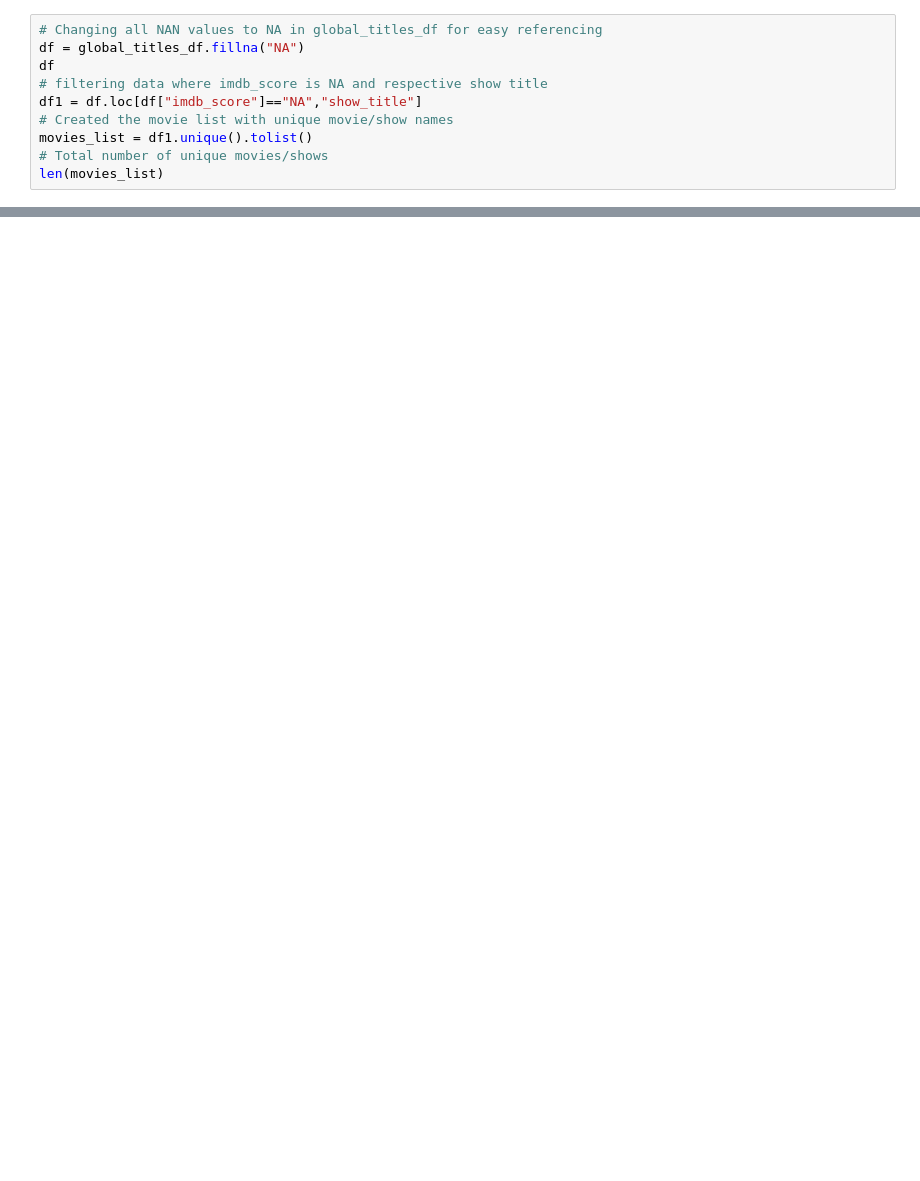
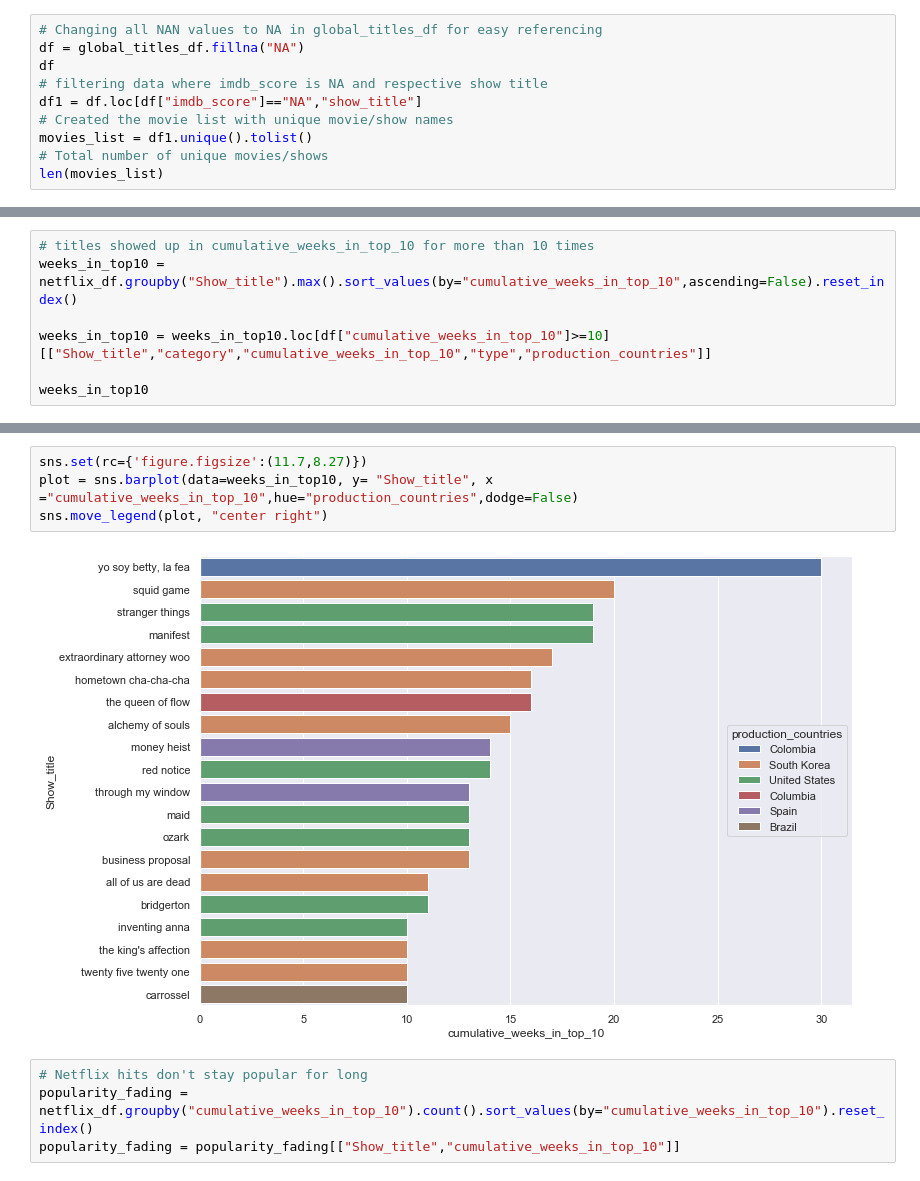
Before and after one commit to EdithLotterman/Project-1-Team-8, a Jupyter notebook: netflix_project.ipynb, the cells around one changed output, grey strips where cells are left out. Saved outputs shown, nothing was run; the diff lists cells and outputs as text; blank space fills up the shorter version.

```diff
--- a/netflix_project.ipynb
+++ b/netflix_project.ipynb
@@ -158,0 +316,7 @@ Text(0, 0.5, 'Cumulative Weeks In Top 10')
+# %%
+# titles showed up in cumulative_weeks_in_top_10 for more than 10 times
+weeks_in_top10 = netflix_df.groupby("Show_title").max().sort_values(by="cumulative_weeks_in_top_10",ascending=False).reset_index()
+
+weeks_in_top10 = weeks_in_top10.loc[df["cumulative_weeks_in_top_10"]>=10][["Show_title","category","cumulative_weeks_in_top_10","type","production_countries"]]
+
+weeks_in_top10
@@ -158,0 +341,10 @@ Text(0, 0.5, 'Cumulative Weeks In Top 10')
+# %%
+sns.set(rc={'figure.figsize':(11.7,8.27)})
+plot = sns.barplot(data=weeks_in_top10, y= "Show_title", x ="cumulative_weeks_in_top_10",hue="production_countries",dodge=False)
+sns.move_legend(plot, "center right")
+# %% [output]
+[figure, added]
+# %%
+# Netflix hits don't stay popular for long
+popularity_fading = netflix_df.groupby("cumulative_weeks_in_top_10").count().sort_values(by="cumulative_weeks_in_top_10").reset_index()
+popularity_fading = popularity_fading[["Show_title","cumulative_weeks_in_top_10"]]
```
Also changed, not shown: parts of 25 cells of this notebook, 3 other files.
